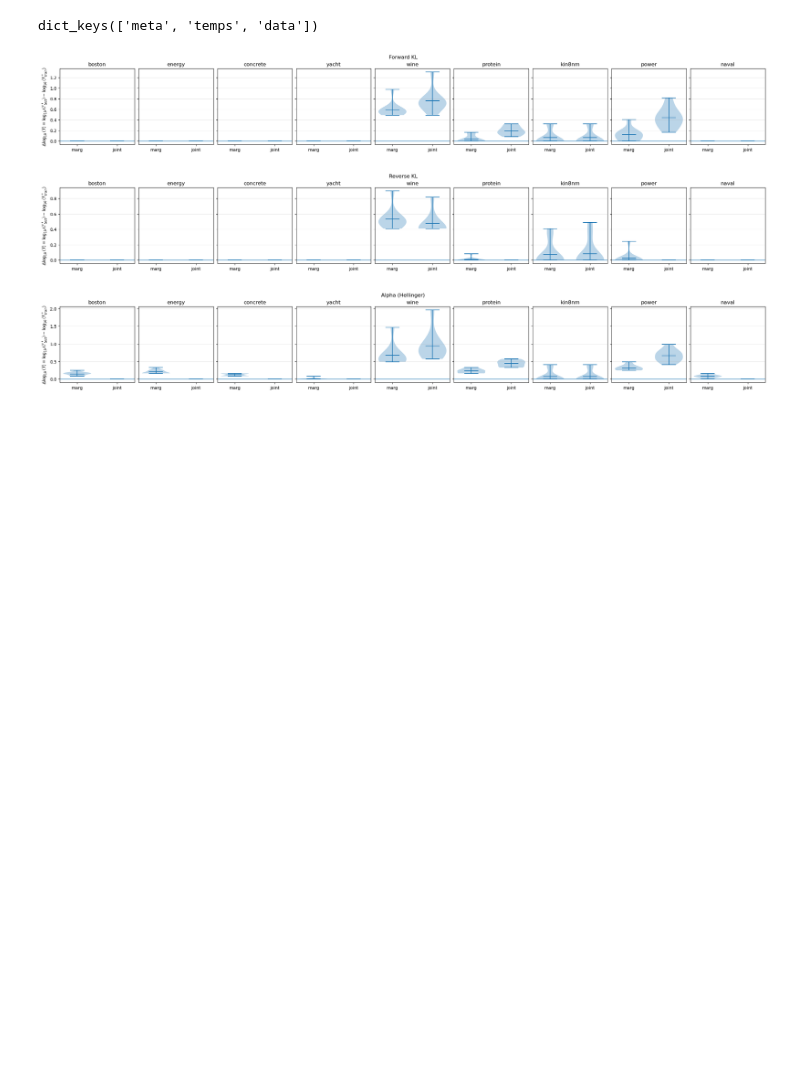
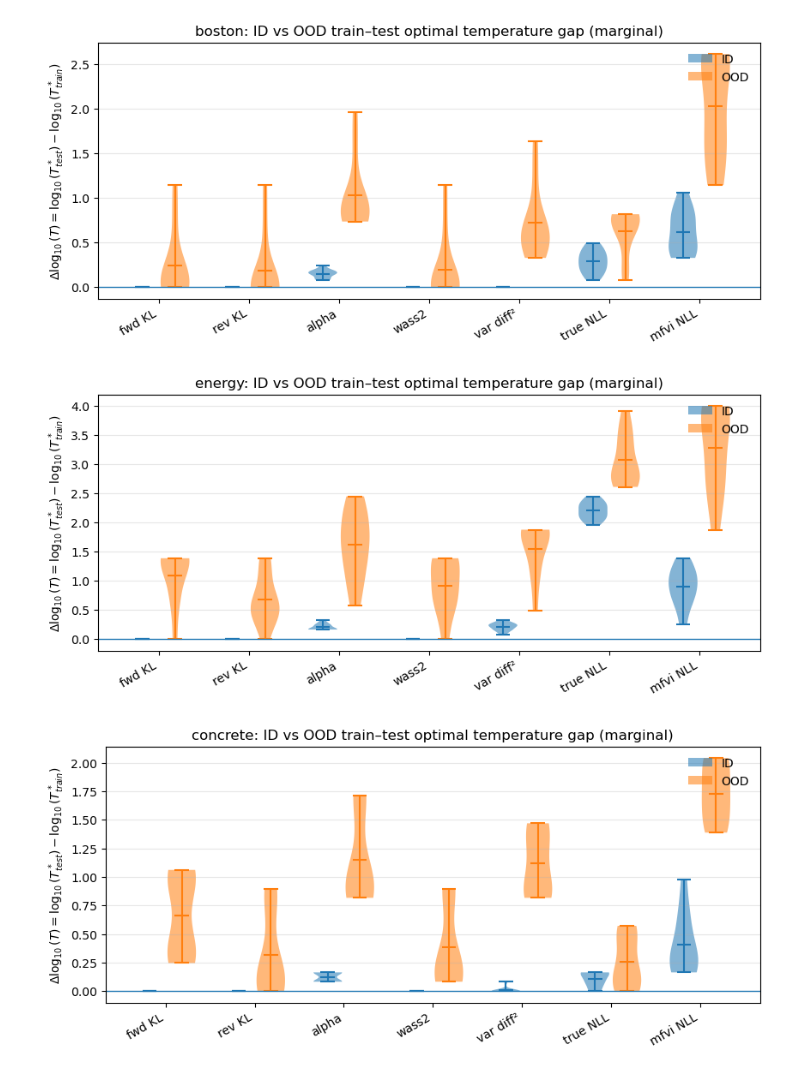
Before and after one commit to jamesacodgers/mfvi-cpe, a Jupyter notebook: play.ipynb, the cells around one changed output. Saved outputs shown, nothing was run; the diff lists cells and outputs as text; code cells hidden in the pictures; blank space fills up the shorter version.

Commit message:
opt temp gap violin plots split by data set

```diff
--- a/play.ipynb
+++ b/play.ipynb
@@ -4,17 +4,17 @@ from src.linear_utils import plot_train_test_temp_gap_violins
 # %%
 path = "figs/uci/uci_divs_rbf_p=5000_l=learned_results.pt"
 
-results = torch.load(path, map_location="cpu", weights_only=False)
+results_id = torch.load(path, map_location="cpu", weights_only=False)
 
-results.keys()
+path = "figs/uci/uci_divs_rbf_p=5000_l=learned_ood_feat_results.pt"
+
+results_ood = torch.load(path, map_location="cpu", weights_only=False)
-# %% [output]
-dict_keys(['meta', 'temps', 'data'])
 # %%
-figs = plot_train_test_temp_gap_violins(results, True)
+figs = id_ood_violin_plots(results_id, results_ood, marg_or_joint=True, include_nll=True)
 
 for d, f in figs.items():
     f.show()
 # %% [output]
-[figure, old version]
+[figure, new version]
-[figure, old version]
+[figure, new version]
-[figure, old version]
+[figure, new version]
```
Also changed, not shown: parts of 2 cells of this notebook, 2 other files.
